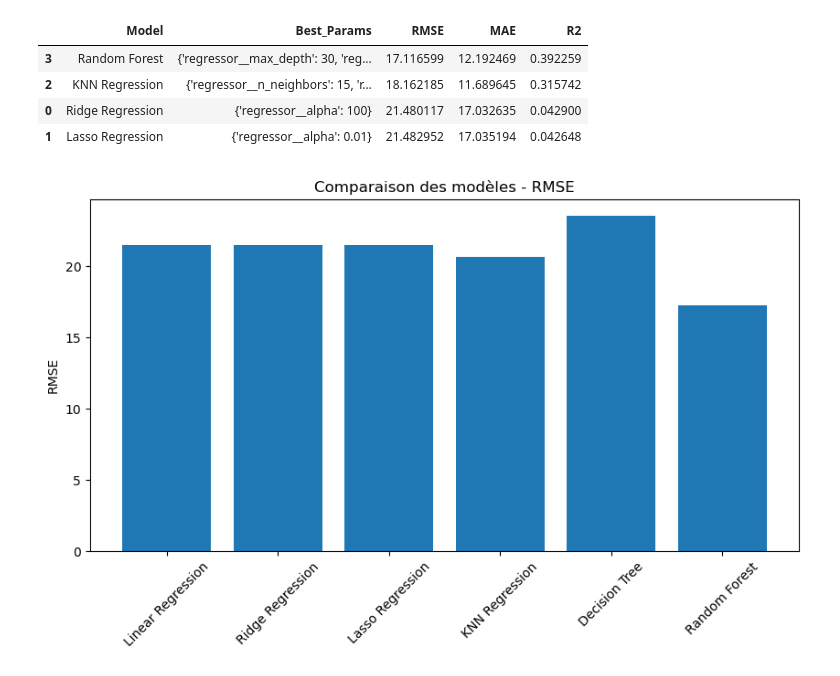
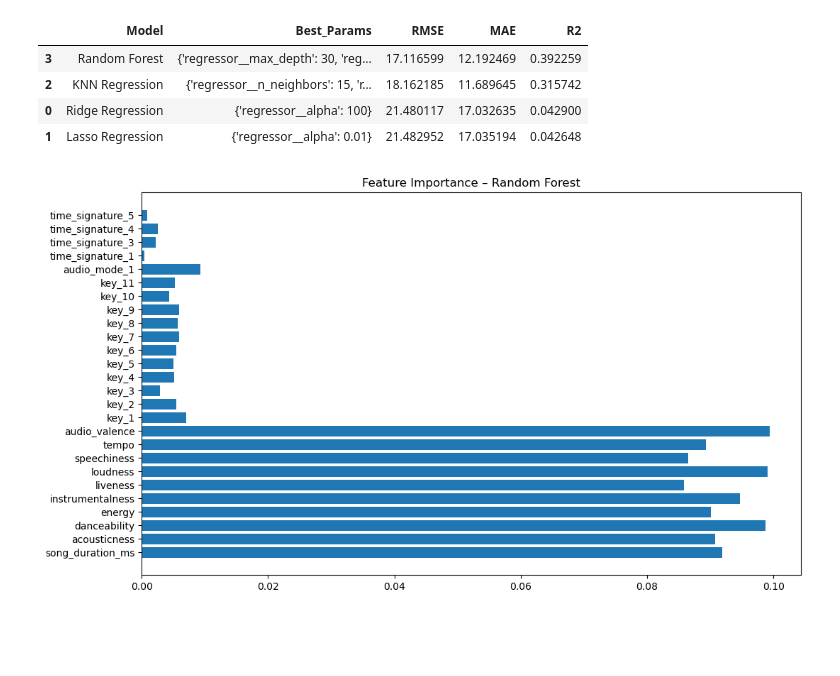
Before and after one commit to theobled/Project-Machine_Learning, a Jupyter notebook: Projet_Machine_Learning.ipynb, the cells around one changed output. Saved outputs shown, nothing was run; the diff lists cells and outputs as text; code cells hidden in the pictures; blank space fills up the shorter version.

```diff
--- a/Projet_Machine_Learning.ipynb
+++ b/Projet_Machine_Learning.ipynb
@@ -607,12 +606,15 @@ display(grid_results_df.sort_values(by="RMSE"))
 | 0 | Ridge Regression | {'regressor__alpha': 100} | 21.480117 | 17.032635 | 0.042900 |
 | 1 | Lasso Regression | {'regressor__alpha': 0.01} | 21.482952 | 17.035194 | 0.042648 |
 # %%
-# Visualisation des résultats des modèles selon RMSE
-plt.figure(figsize=(10,5))
-plt.bar(results_df['Model'], results_df['RMSE'])
-plt.xticks(rotation=45)
-plt.ylabel("RMSE")
-plt.title("Comparaison des modèles - RMSE")
+best_rf = rf_gs.best_estimator_
+rf_model = best_rf.named_steps['regressor']
+
+encoded_cat = best_rf.named_steps['preprocessing'].named_transformers_['cat'].get_feature_names_out(cat_cols)
+feature_names = numerical_features + list(encoded_cat)
+
+plt.figure(figsize=(12,7))
+plt.barh(feature_names, rf_model.feature_importances_)
+plt.title("Feature Importance – Random Forest")
 plt.show()
 # %% [output]
-[figure, old version]
+[figure, new version]
```
Also changed, not shown: parts of 16 cells of this notebook, 1 other file.
